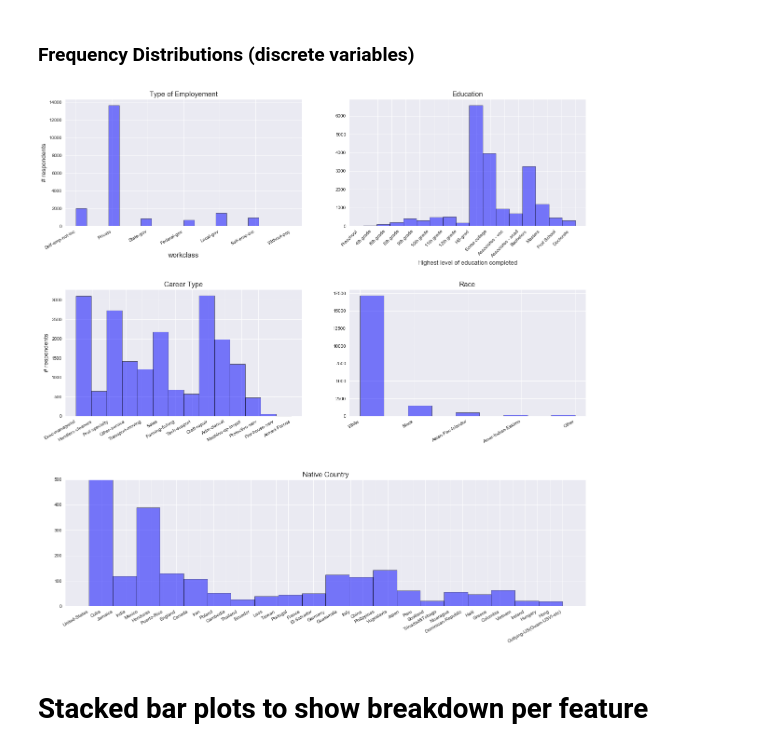
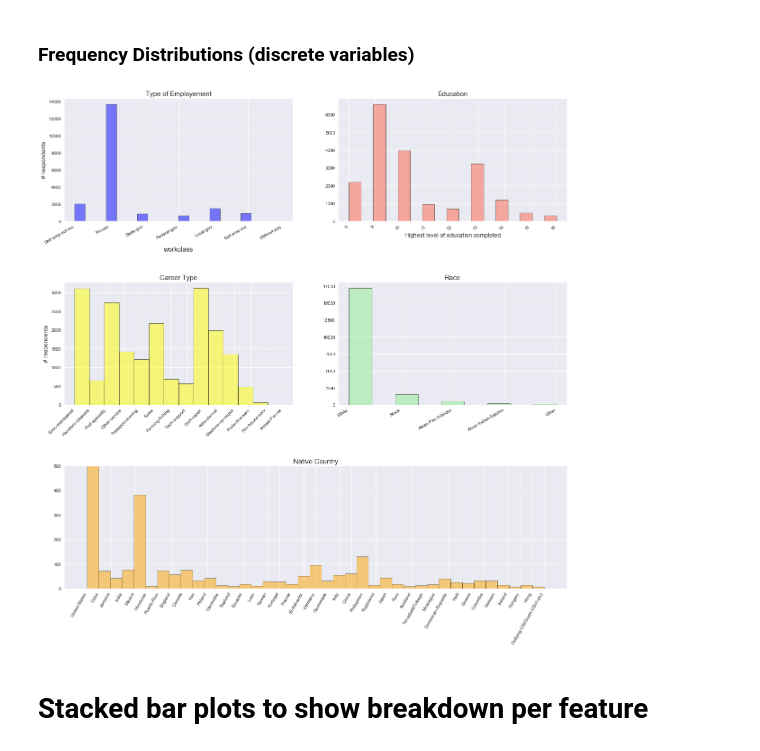
Before and after one commit to davebletsch/Marraige_Success_Predictor, a Jupyter notebook: EDA.ipynb, the cells around one changed output. Saved outputs shown, nothing was run; the diff lists cells and outputs as text; code cells hidden in the pictures.

```diff
--- a/EDA.ipynb
+++ b/EDA.ipynb
@@ -6,4 +6,4 @@ import seaborn as sns
 import matplotlib.pyplot as plt
 %matplotlib inline
 # %%
-df = pd.read_csv('adult.data', header=None)
+df = pd.read_csv('marriage.csv')
@@ -14,7 +9,0 @@ df = pd.read_csv('adult.data', header=None)
-# %%
-# rename columns
-columns = ['age', 'workclass', 'final_weight', 'education', 'education_num',
-           'marital_status', 'occupation', 'relationship', 'race',
-           'sex', 'capital_gain', 'capital_loss', 'hours_per_week',
-           'native_country', 'income']
-df.columns=columns
@@ -26,10 +9,0 @@ columns_dis = ['workclass', 'education_num', 'occupation',
-# %%
-# Remove leading white space in text columns
-df.workclass      = df.workclass.str.strip()
-df.education      = df.education.str.strip()
-df.marital_status = df.marital_status.str.strip()
-df.occupation     = df.occupation.str.strip()
-df.race           = df.race.str.strip()
-df.sex            = df.sex.str.strip()
-df.native_country = df.native_country.str.strip()
-df.income         = df.income.str.strip()
@@ -42,3 +9,0 @@ df.shape
-# %%
-# drop 24 duplicate rows
-df.drop_duplicates(keep='first', inplace=True)
@@ -267,45 +106,45 @@ fig_discrete = plt.figure(figsize=(20,20))
 fig_discrete.subplots_adjust(hspace=.50)
 
 ax1 = fig_discrete.add_subplot(321)
-ax1.hist(df4.workclass, bins=20, alpha=.5, edgecolor='black', color='blue')
+ax1.hist(df.workclass, bins=20, alpha=.5, edgecolor='black', color='blue')
 ax1.set_xlabel('workclass', fontsize = 15)
 plt.setp(ax1.xaxis.get_majorticklabels(), rotation=30, horizontalalignment='right')
 ax1.set_ylabel('# respondents', fontsize = 13)
 ax1.set_title('Type of Employement', fontsize = 15)
 
 ax2 = fig_discrete.add_subplot(322)
-ax2.hist(df4.education_num, bins=16, alpha=.5, edgecolor='black', color='blue')
+ax2.hist(df.education_num, bins=17, alpha=.5, edgecolor='black', color='tomato')
 ax2.set_xlabel('Highest level of education completed', fontsize = 13)
-ax2.set_xticks(np.arange(len(education_range)+1))
-ax2.set_xticklabels(education_range)
-plt.setp(ax2.xaxis.get_majorticklabels(), rotation=45, ha='center')
+plt.setp(ax2.xaxis.get_majorticklabels(), rotation=45, horizontalalignment='right')
+# ax2.set_xticklabels(educ_order)
+# plt.setp(ax2.xaxis.get_majorticklabels(), rotation=45, ha='center')
 ax2.set_title('Education', fontsize = 15)
 
 ax3 = fig_discrete.add_subplot(323)
-ax3.hist(df4.occupation, bins=14, alpha=.5, edgecolor='black', color='blue')
-plt.setp(ax3.xaxis.get_majorticklabels(), rotation=30, horizontalalignment='right')
+ax3.hist(df.occupation, bins=14, alpha=.5, edgecolor='black', color='yellow')
+plt.setp(ax3.xaxis.get_majorticklabels(), rotation=45, horizontalalignment='right')
 ax3.set_ylabel('# respondents',fontsize = 13)
 ax3.set_title('Career Type', fontsize = 15)
 
 ax4 = fig_discrete.add_subplot(324)
-ax4.hist(df4.race, bins=9, alpha=.5, edgecolor='black', color='blue')
+ax4.hist(df.race, bins=9, alpha=.5, edgecolor='black', color='lightgreen')
 plt.setp(ax4.xaxis.get_majorticklabels(), rotation=30, horizontalalignment='right')
 ax4.set_title('Race', fontsize = 15)
 
 # ax5 = fig_discrete.add_subplot(325)
-# ax5.hist(df4.sex, bins=4, alpha=.5, edgecolor='black', color='blue')
+# ax5.hist(df.sex, bins=4, alpha=.5, edgecolor='black', color='blue')
 # ax5.set_ylabel('# respondents',fontsize = 13)
 # ax5.set_title('Sex', fontsize = 15)
 
 ax6 = fig_discrete.add_subplot(313)
-ax6.hist(df4.native_country, bins=20, alpha=.5, edgecolor='black', color='blue')
-plt.setp(ax6.xaxis.get_majorticklabels(), rotation=30, horizontalalignment='right')
+ax6.hist(df.native_country, bins=39, alpha=.5, edgecolor='black', color='orange')
+plt.setp(ax6.xaxis.get_majorticklabels(), rotation=60, horizontalalignment='right')
 ax6.set_title('Native Country', fontsize = 15)
 ax6.set_ylim(top=500)
 
 plt.show();
 # %% [output]
-[figure, old version]
+[figure, new version]
 # %% [markdown]
 # Stacked bar plots to show breakdown per feature
 # %% [markdown]
```
Also changed, not shown: parts of 115 cells of this notebook, 2 other files.
